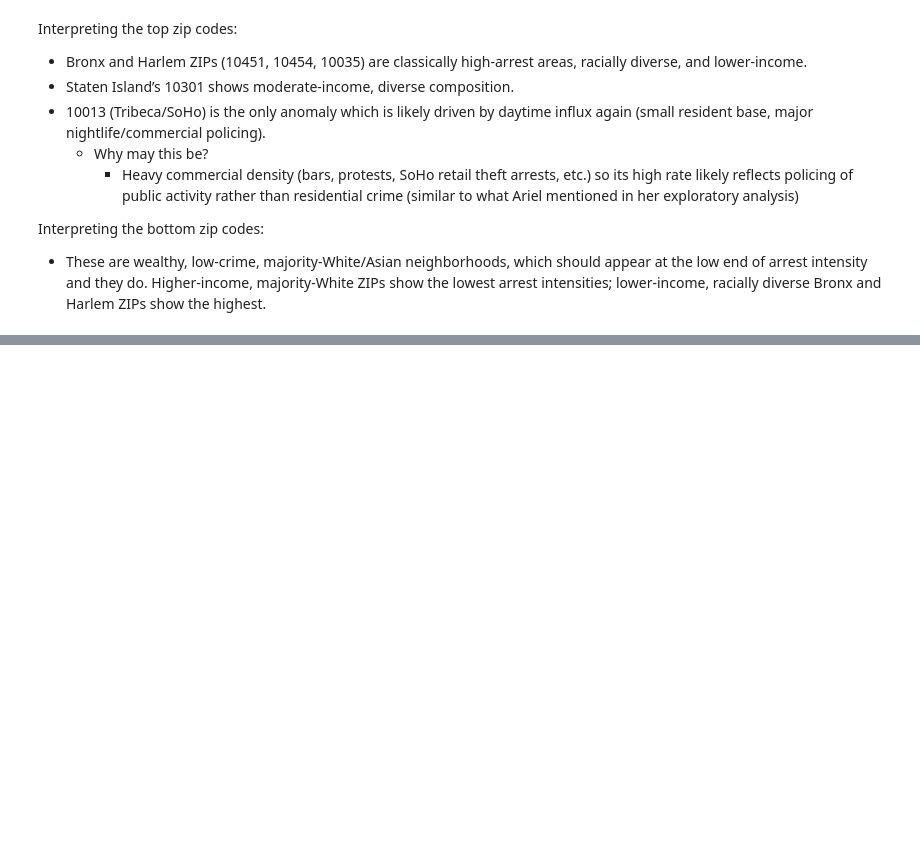
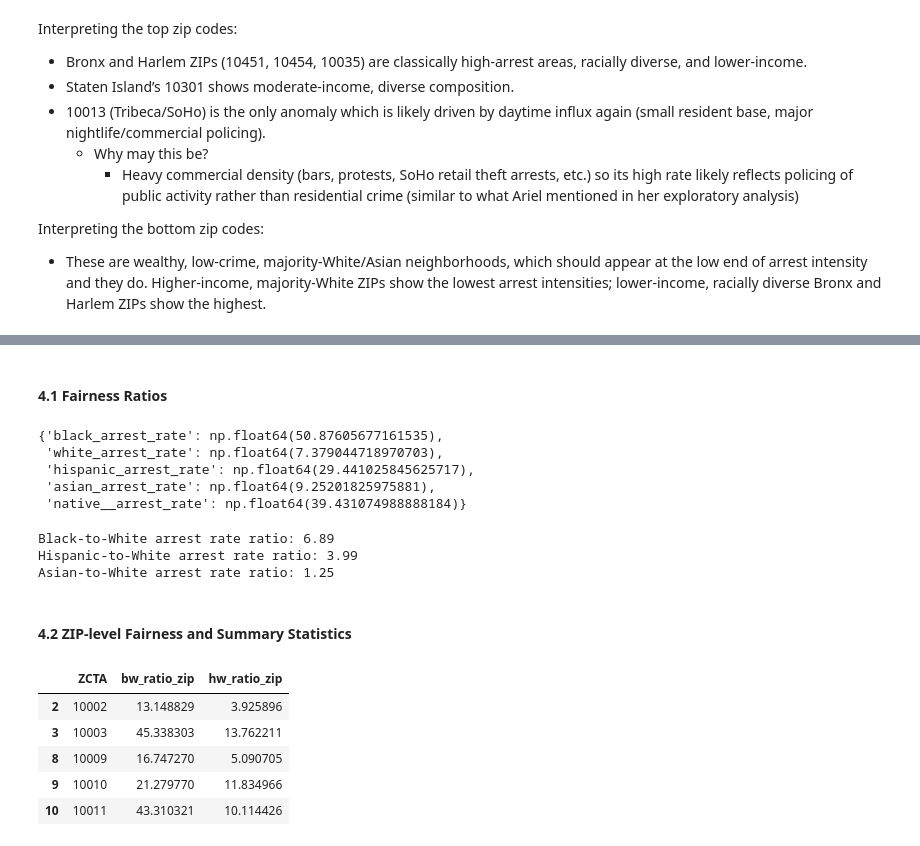
Before and after one commit to giomhern/project-ariel-ruhaan-gio, a Jupyter notebook: notebooks/analysis_2023.ipynb, the cells around one changed output, grey strips where cells are left out. Cells and saved outputs as stored; diff of their text form; code cells hidden in the pictures; blank space fills up the shorter version.

```diff
--- a/notebooks/analysis_2023.ipynb
+++ b/notebooks/analysis_2023.ipynb
@@ -222,0 +443,74 @@ Interpreting the bottom zip codes:
+# %% [markdown]
+#### 4.1 Fairness Ratios
+# %%
+totals = {
+    "black_arrests": df.get("BLACK", pd.Series(0)).sum(),
+    "white_arrests": df.get("WHITE", pd.Series(0)).sum(),
+    "hispanic_arrests": (df.get("WHITE HISPANIC", 0) + df.get("BLACK HISPANIC", 0)).sum(),
+    "asian_arrests": df.get("ASIAN / PACIFIC ISLANDER", pd.Series(0)).sum(),
+    "native_arrests": df.get("AMERICAN INDIAN/ALASKAN NATIVE", pd.Series(0)).sum(),
+    "black_pop": df["black_count"].sum(),
+    "white_pop": df["white_count"].sum(),
+    "hispanic_pop": df["hispanic_count"].sum(),
+    "asian_pop": df["asian_count"].sum(),
+    "native_pop": df["native_count"].sum()
+}
+
+def rate(count, pop):
+    return (count / pop) * 1000 if pop > 0 else np.nan
+
+city_rates = {
+    "black_arrest_rate": rate(totals["black_arrests"], totals["black_pop"]),
+    "white_arrest_rate": rate(totals["white_arrests"], totals["white_pop"]),
+    "hispanic_arrest_rate": rate(totals["hispanic_arrests"], totals["hispanic_pop"]),
+    "asian_arrest_rate": rate(totals["asian_arrests"], totals["asian_pop"]),
+    "native_arrest_rate": rate(totals["native_arrests"], totals["native_pop"])
+}
+
+city_rates
+# %% [output]
+{'black_arrest_rate': np.float64(50.87605677161535),
+ 'white_arrest_rate': np.float64(7.379044718970703),
+ 'hispanic_arrest_rate': np.float64(29.441025845625717),
+ 'asian_arrest_rate': np.float64(9.25201825975881),
+ 'native__arrest_rate': np.float64(39.431074988888184)}
+# %%
+bw_ratio = city_rates["black_arrest_rate"] / city_rates["white_arrest_rate"]
+hw_ratio = city_rates["hispanic_arrest_rate"] / city_rates["white_arrest_rate"]
+aw_ratio = city_rates["asian_arrest_rate"] / city_rates["white_arrest_rate"]
+
+print(f"Black-to-White arrest rate ratio: {bw_ratio:.2f}")
+print(f"Hispanic-to-White arrest rate ratio: {hw_ratio:.2f}")
+print(f"Asian-to-White arrest rate ratio: {aw_ratio:.2f}")
+# %% [output]
+Black-to-White arrest rate ratio: 6.89
+Hispanic-to-White arrest rate ratio: 3.99
+Asian-to-White arrest rate ratio: 1.25
+# %% [markdown]
+#### 4.2 ZIP-level Fairness and Summary Statistics
+# %%
+df_fair = df.copy()
+
+# Compute group-specific arrest rates per 1,000 residents
+for race, pop_col, arrest_col in [
+    ("BLACK", "black_count", "BLACK"),
+    ("WHITE", "white_count", "WHITE"),
+    ("HISPANIC", "hispanic_count", "HISPANIC_ARRESTS")
+]:
+    if pop_col in df_fair.columns and arrest_col in df_fair.columns:
+        df_fair[f"{race.lower()}_rate_per_1000"] = (
+            df_fair[arrest_col] / df_fair[pop_col].replace({0: np.nan})
+        ) * 1000
+
+
+df_fair["bw_ratio_zip"] = df_fair["black_rate_per_1000"] / df_fair["white_rate_per_1000"]
+df_fair["hw_ratio_zip"] = df_fair["hispanic_rate_per_1000"] / df_fair["white_rate_per_1000"]
+
+df_fair[["ZCTA", "bw_ratio_zip", "hw_ratio_zip"]].head()
+# %% [output]
+|  | ZCTA | bw_ratio_zip | hw_ratio_zip |
+| 2 | 10002 | 13.148829 | 3.925896 |
+| 3 | 10003 | 45.338303 | 13.762211 |
+| 8 | 10009 | 16.747270 | 5.090705 |
+| 9 | 10010 | 21.279770 | 11.834966 |
+| 10 | 10011 | 43.310321 | 10.114426 |
```
Also changed, not shown: parts of 21 cells of this notebook.
